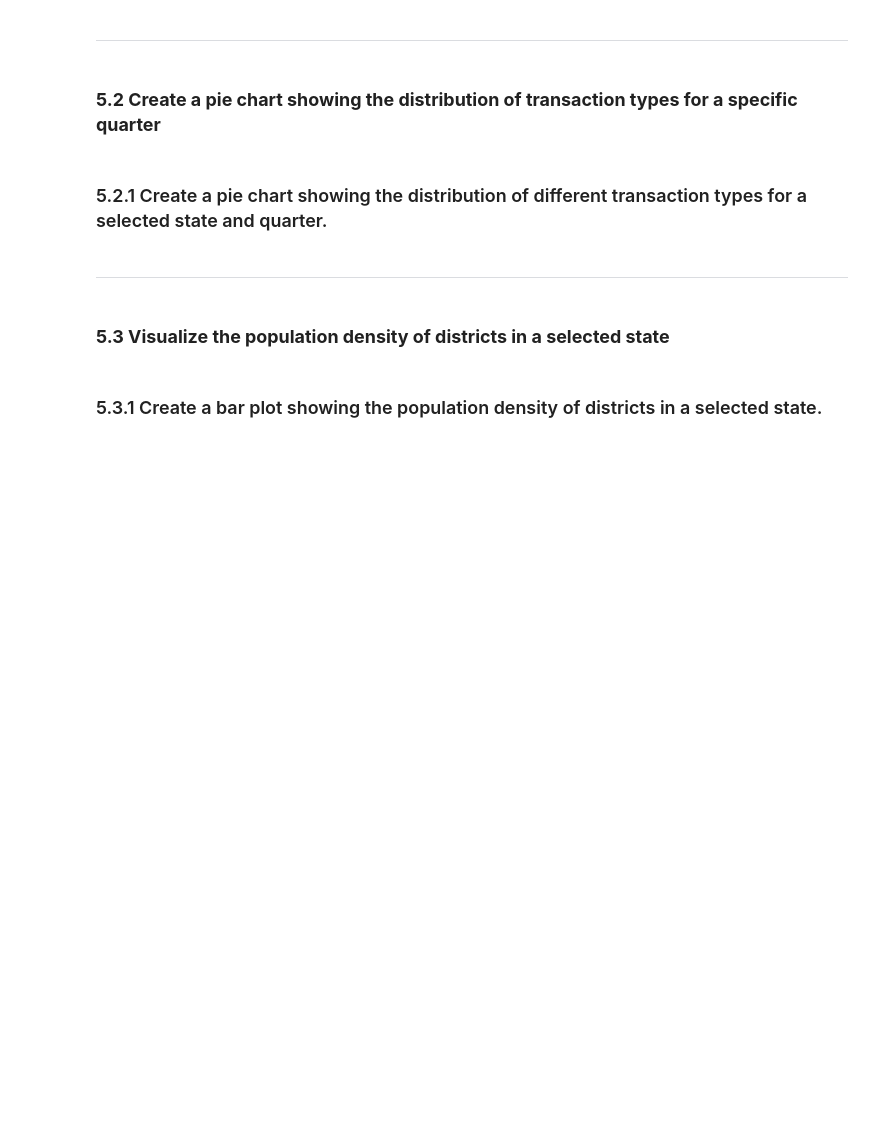
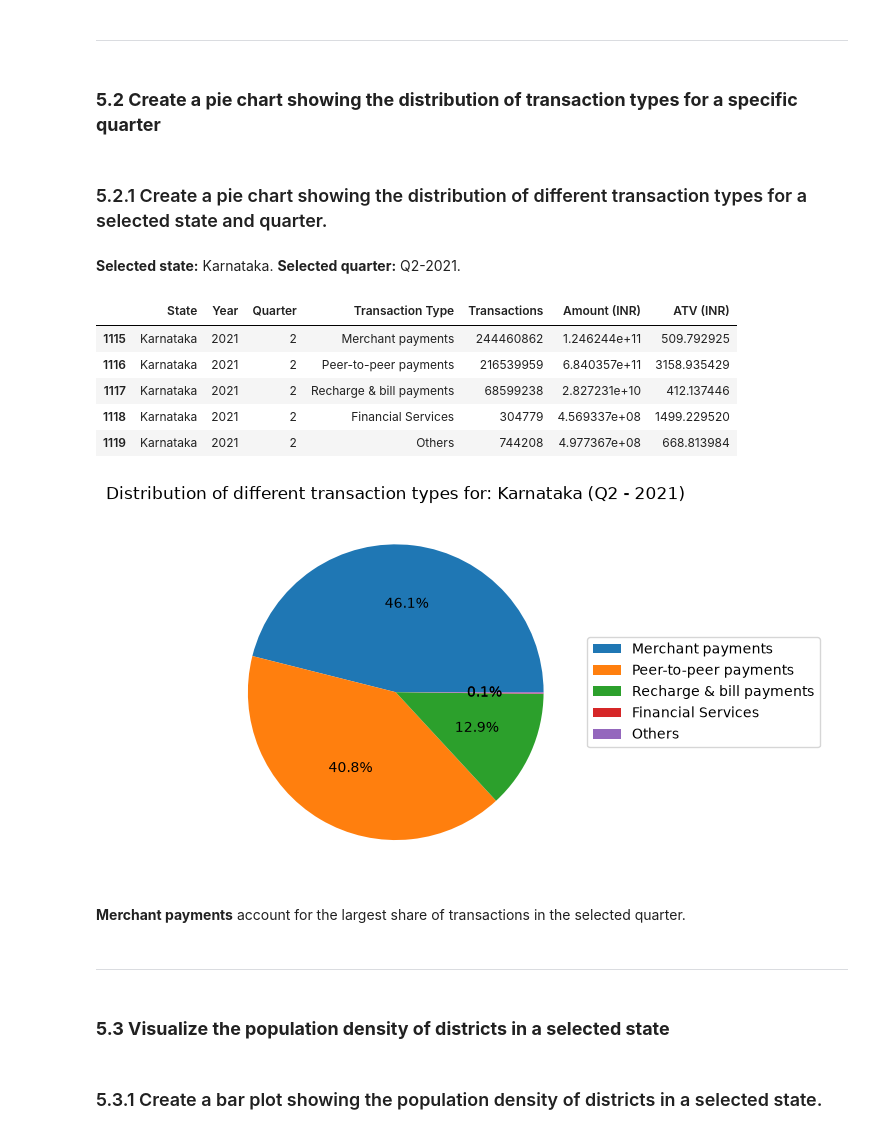
Before and after one commit to chetanchandel31/da_phone_pe, a Jupyter notebook: notebooks/01_phone_pe_analysis.ipynb, the cells around one changed output. Drawn from its saved outputs; the diff is of its cells as text; code cells hidden in the pictures; blank space fills up the shorter version.

```diff
--- a/notebooks/01_phone_pe_analysis.ipynb
+++ b/notebooks/01_phone_pe_analysis.ipynb
@@ -1666,6 +1733,54 @@ plt.show()
 ### **5.2 Create a pie chart showing the distribution of transaction types for a specific quarter**
 # %% [markdown]
 ### 5.2.1 Create a pie chart showing the distribution of different transaction types for a selected state and quarter.
+# %%
+df = dfs["state_txn_type_split"]
+
+# state with max transactions
+selected_state = df.groupby("State")["Transactions"].sum().idxmax()
+selected_year = df["Year"].max()
+selected_quarter = df[df["Year"] == selected_year]["Quarter"].max()
+
+display(
+    Markdown(
+        f"**Selected state:** {selected_state}. **Selected quarter:** Q{selected_quarter}-{selected_year}."
+    )
+)
+
+df_selected_state_and_quarter = df[
+    (df["Year"] == selected_year)
+    & (df["Quarter"] == selected_quarter)
+    & (df["State"] == selected_state)
+]
+
+display(df_selected_state_and_quarter)
+
+wedges, _, _ = plt.pie(
+    df_selected_state_and_quarter["Transactions"],
+    autopct="%.1f%%",
+)
+plt.legend(
+    wedges,
+    df_selected_state_and_quarter["Transaction Type"],
+    loc="center left",
+    bbox_to_anchor=(1, 0.5),
+)
+
+plt.title(
+    f"Distribution of different transaction types for: {selected_state} (Q{selected_quarter} - {selected_year})"
+)
+plt.show()
+# %% [output]
+**Selected state:** Karnataka. **Selected quarter:** Q2-2021.
+|  | State | Year | Quarter | Transaction Type | Transactions | Amount (INR) | ATV (INR) |
+| 1115 | Karnataka | 2021 | 2 | Merchant payments | 244460862 | 1.246244e+11 | 509.792925 |
+| 1116 | Karnataka | 2021 | 2 | Peer-to-peer payments | 216539959 | 6.840357e+11 | 3158.935429 |
+| 1117 | Karnataka | 2021 | 2 | Recharge & bill payments | 68599238 | 2.827231e+10 | 412.137446 |
+| 1118 | Karnataka | 2021 | 2 | Financial Services | 304779 | 4.569337e+08 | 1499.229520 |
+| 1119 | Karnataka | 2021 | 2 | Others | 744208 | 4.977367e+08 | 668.813984 |
+[figure, added]
+# %% [markdown]
+**Merchant payments** account for the largest share of transactions in the selected quarter.
 # %% [markdown]
 ---
 # %% [markdown]
```
Also changed, not shown: parts of 5 cells of this notebook.
